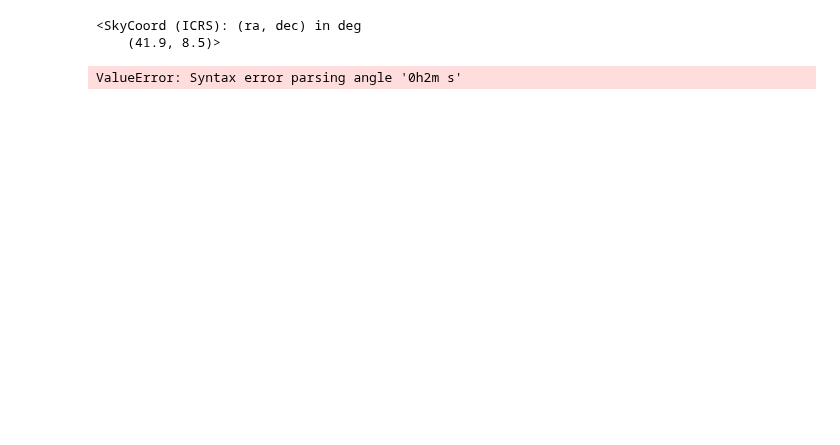
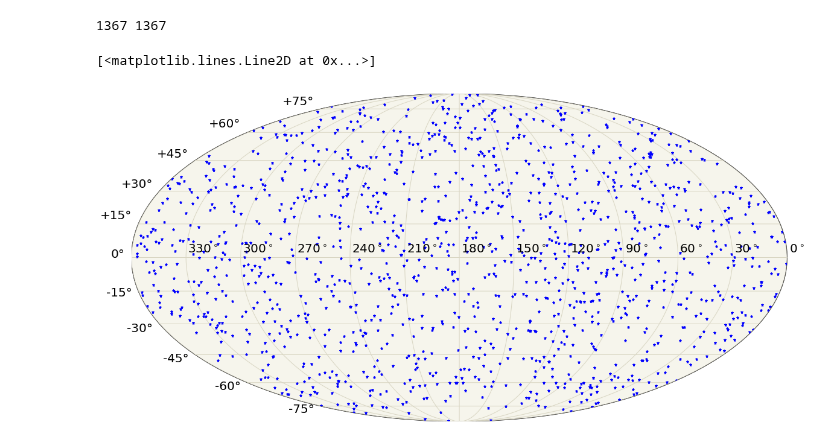
Before and after one commit to Lang-Shao/graduate_cource, a Jupyter notebook: General_Python/skymap.ipynb, the cells around one changed output. Saved outputs shown, nothing was run; the diff lists cells and outputs as text; code cells hidden in the pictures; blank space fills up the shorter version.

Commit message:
add burst skymap

```diff
--- a/General_Python/skymap.ipynb
+++ b/General_Python/skymap.ipynb
@@ -91,4 +105,0 @@ catalog_dec = df[df.columns[5]].apply(lambda x:x.split()).values
-# %%
-ra="{}h{}m{}s".format(catalog_ra[0][0],catalog_ra[0][1],catalog_ra[0][2])
-# %%
-dec="{}d{}m{}s".format(catalog_dec[0][0],catalog_dec[0][1],catalog_dec[0][2])
@@ -97,14 +106,43 @@ c = SkyCoord(ra, dec,frame='icrs')
-# %%
-c
-# %% [output]
-<SkyCoord (ICRS): (ra, dec) in deg
-    (41.9, 8.5)>
-# %%
-for i in range(len(catalog_ra)):
-    ra = "{}h{}m{}s".format(catalog_ra[i][0],catalog_ra[i][1],catalog_ra[i][2])
-    dec = "{}d{}m{}s".format(catalog_dec[i][0],catalog_dec[i][1],catalog_dec[i][2])
-    mysource = SkyCoord(ra, dec, frame = 'icrs')
-    print(mysource)
-    x, y = map(mysource.ra.deg,mysource.dec.deg)
-# %% [output]
-ValueError: Syntax error parsing angle '0h2m s'
+# %%
+projection = 'moll'
+fig = plt.figure(figsize=(20,10))
+ax = fig.add_subplot(111)
+map = Basemap(projection=projection,lat_0=0,lon_0=180,
+              resolution='l',area_thresh=1000.0,celestial=True,ax=ax)
+map.drawmeridians(np.arange(0, 360, 30), dashes=[1,0],color='#d9d6c3')
+map.drawparallels(np.arange(-90, 90, 15), dashes=[1,0],labels=[1,0,0,1],
+                  color='#d9d6c3',size=20)
+map.drawmapboundary(fill_color='#f6f5ec')
+if projection == 'moll':
+    az1 = np.arange(0, 360, 30)
+    zen1 = np.zeros(az1.size) + 2
+    azname = []
+    for i in az1:
+        azname.append(r'${\/%s\/^{\circ}}$' % str(i))
+    x1, y1 = map(az1, zen1)
+    for index, value in enumerate(az1):
+        plt.text(x1[index], y1[index], azname[index], size=20)
+
+df = pd.read_csv('./fermigbrst.txt',delimiter='|',header=0,skipfooter=3,engine='python')
+catalog_bnname = df[df.columns[0]].apply(lambda x:x.strip()).values
+catalog_ra = df[df.columns[4]].apply(lambda x:x.split()).values
+catalog_dec = df[df.columns[5]].apply(lambda x:x.split()).values
+
+df = pd.read_csv('./good_burst.csv')
+good_burst_bnname = df['bnname'].apply(lambda x:x.strip()).values
+good_burst_x=[]
+good_burst_y=[]
+for i in range(len(catalog_ra)):
+    if catalog_bnname[i] in good_burst_bnname:
+        ra = "{}h{}m{}s".format(catalog_ra[i][0],catalog_ra[i][1],catalog_ra[i][2])
+        dec = "{}d{}m{}s".format(catalog_dec[i][0],catalog_dec[i][1],catalog_dec[i][2])
+        mysource = SkyCoord(ra, dec, frame = 'icrs')
+        x, y = map(mysource.ra.deg,mysource.dec.deg)
+        good_burst_x.extend([x])
+        good_burst_y.extend([y])
+print(len(good_burst_x),len(good_burst_y))
+map.plot(good_burst_x, good_burst_y, color='b',marker='*',markersize=5,ls='None')
+# %% [output]
+1367 1367
+[<matplotlib.lines.Line2D at 0x...>]
+[figure, added]
```
Also changed, not shown: parts of 4 cells of this notebook, 1 other file.
